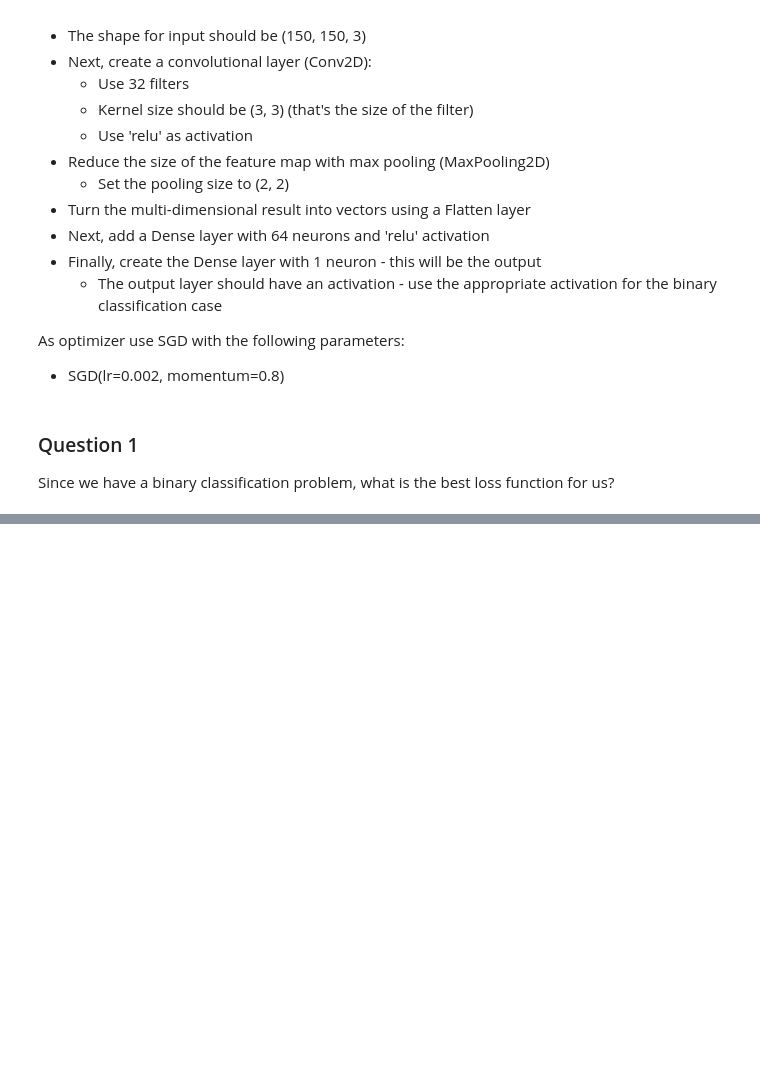
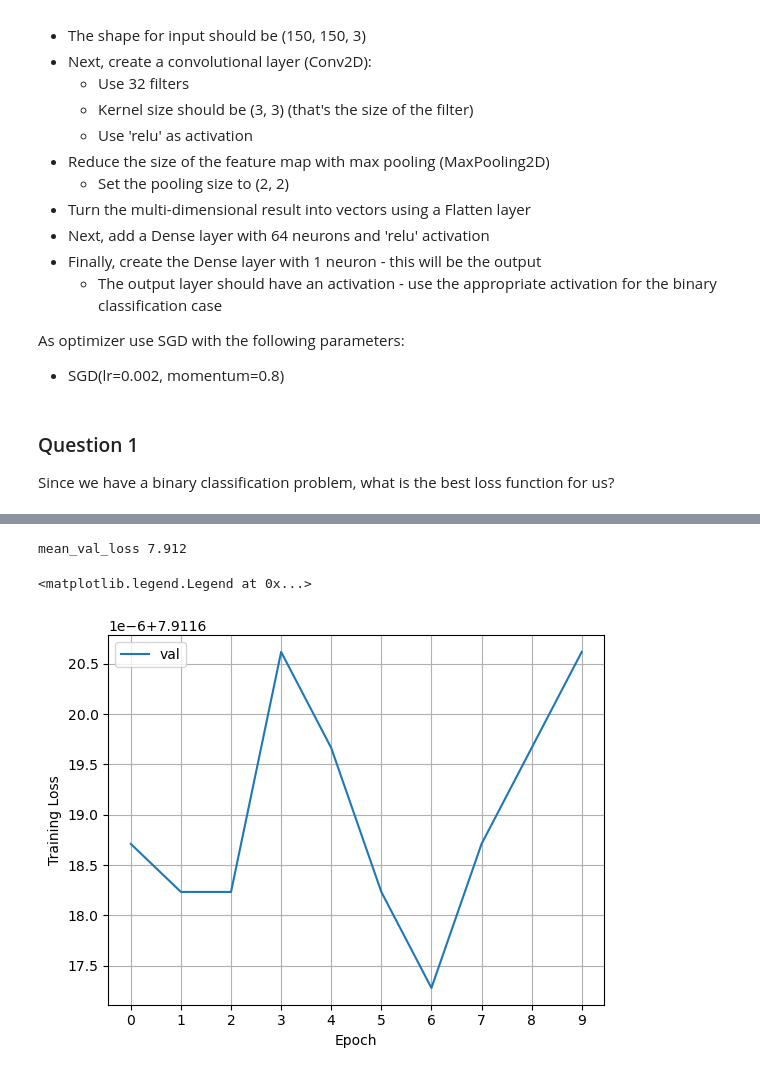
Before and after one commit to surawut-jirasaktavee/course-machine-learning-zoomcamp, a Jupyter notebook: 08-deep-learning/homework-08-deep-learning.ipynb, the cells around one changed output, grey strips where cells are left out. Drawn from its saved outputs; the diff is of its cells as text; code cells hidden in the pictures; blank space fills up the shorter version.

```diff
--- a/08-deep-learning/homework-08-deep-learning.ipynb
+++ b/08-deep-learning/homework-08-deep-learning.ipynb
@@ -43,0 +216,9 @@ Since we have a binary classification problem, what is the best loss function fo
+# %%
+class Augment:
+    rotation_range = 40
+    width_shift_range = 0.2
+    height_shift_range = 0.2
+    shear_range = 0.2
+    zoom_range = 0.2
+    horizontal_flip = True
+    fill_mode = 'nearest'
@@ -43,0 +236,16 @@ Since we have a binary classification problem, what is the best loss function fo
+# %%
+Augmentor = Augment()
+img_aug = ImageDataGenerator(rescale=1./255,
+                             rotation_range=Augmentor.rotation_range,
+                             width_shift_range=Augmentor.width_shift_range,
+                             height_shift_range=Augmentor.height_shift_range,
+                             shear_range=Augmentor.shear_range,
+                             zoom_range=Augmentor.zoom_range,
+                             horizontal_flip=Augmentor.horizontal_flip,
+                             fill_mode=Augmentor.fill_mode)
+
+train_generator_aug = img_aug.flow_from_directory(trainPath,
+                                                  target_size=(config.img_size, config.img_size),
+                                                  class_mode='binary',
+                                                  batch_size=config.batch_size
+)
@@ -43,0 +254,5 @@ Since we have a binary classification problem, what is the best loss function fo
+# %%
+history_aug = model.fit(train_generator_aug,
+                        epochs=config.epochs,
+                        validation_data=test_generator,
+)
@@ -43,0 +280,15 @@ Since we have a binary classification problem, what is the best loss function fo
+# %%
+mean_val_loss_aug = np.mean(history_aug.history["val_loss"])
+print("mean_val_loss %2.3f" % mean_val_loss_aug)
+# %% [output]
+mean_val_loss 7.912
+# %%
+plt.plot(history_aug.history['val_loss'], label='val')
+plt.xticks(np.arange(10))
+plt.xlabel('Epoch')
+plt.ylabel('Training Loss')
+plt.grid()
+plt.legend()
+# %% [output]
+<matplotlib.legend.Legend at 0x...>
+[figure, added]
```
Also changed, not shown: parts of 24 cells of this notebook.
